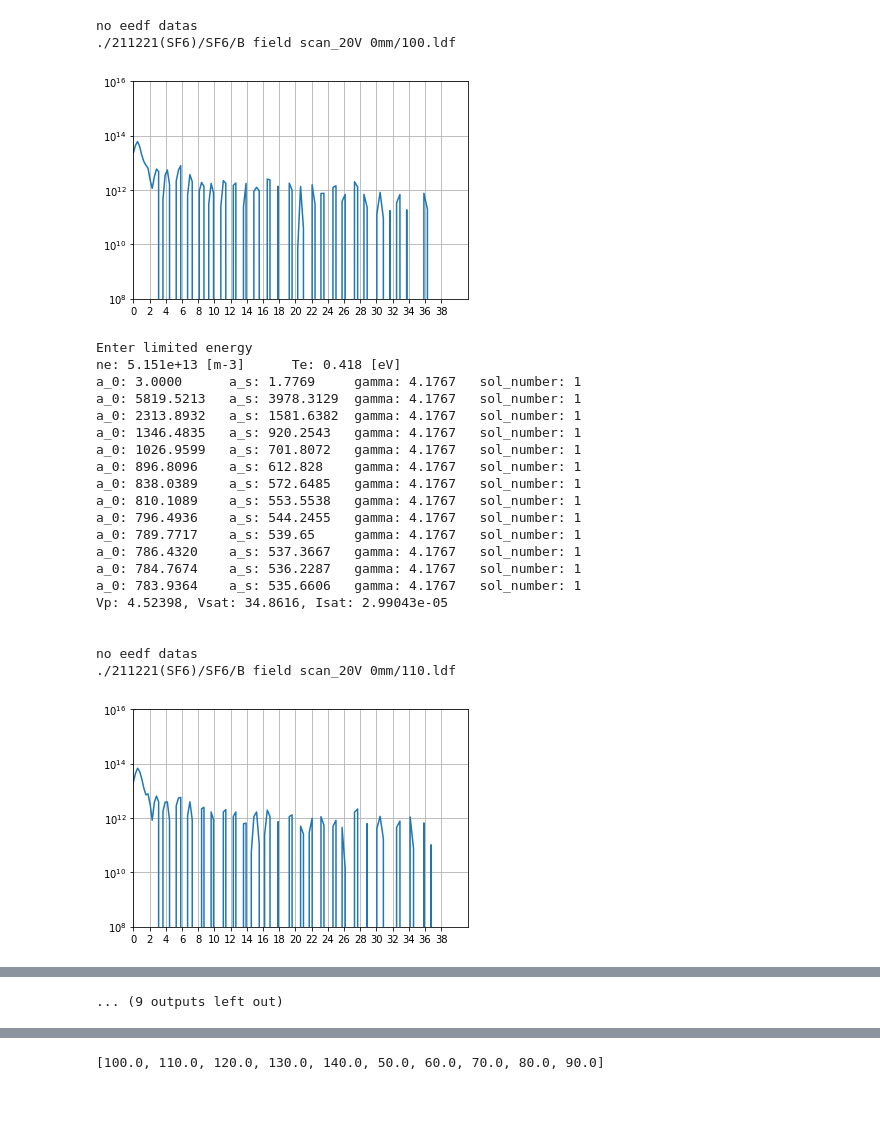
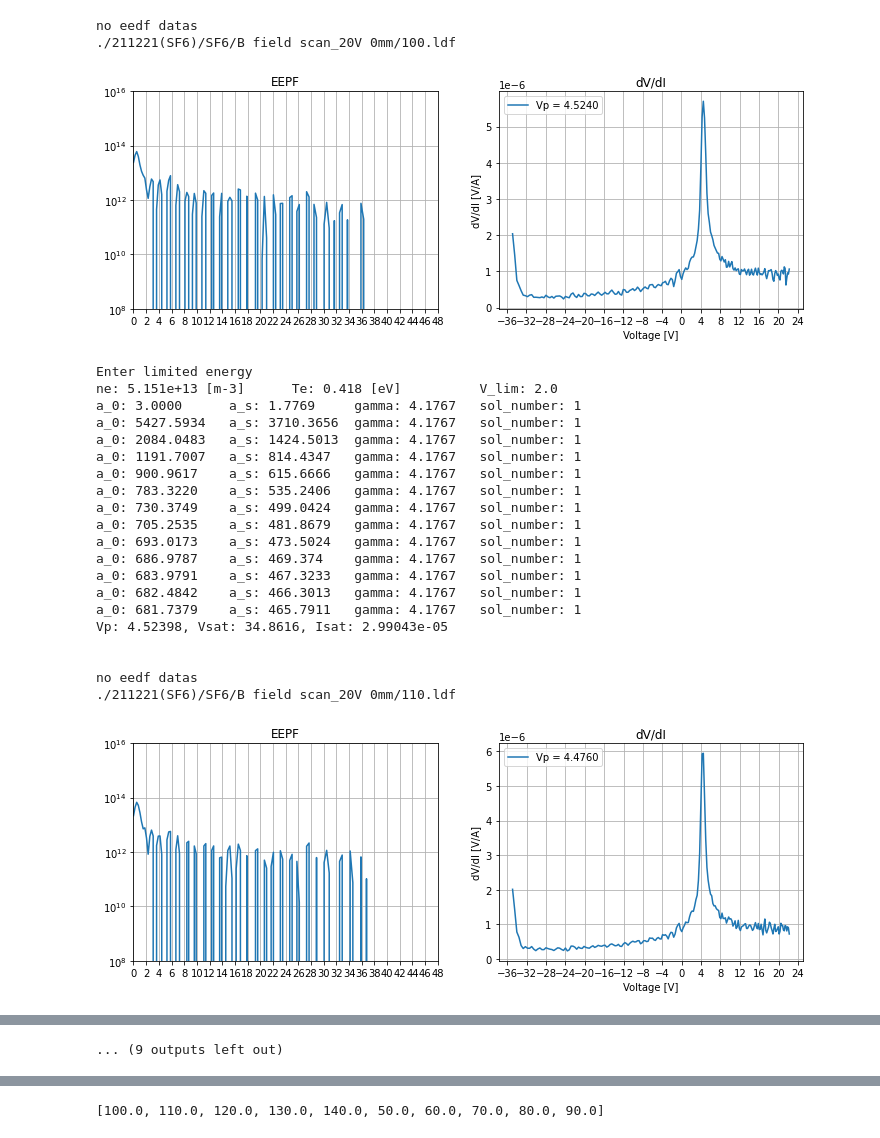
Before and after one commit to gunu0626/negative-ion, a Jupyter notebook: Iterative_method_final.ipynb, the cells around one changed output, grey strips where cells are left out. Cells and saved outputs as stored; diff of their text form; code cells hidden in the pictures; blank space fills up the shorter version.

Commit message:
eepf, eedf cal update

```diff
--- a/Iterative_method_final.ipynb
+++ b/Iterative_method_final.ipynb
@@ -29,6 +17,7 @@ lp = 5.5e-3 # probe length [m]
 # %%
 class Iterative_method():
     def __init__(self, ne, Te, V_sat, I_sat, V_p):
+        Tm = 0.1
         self.ne = ne
         self.Te = Te
         self.V_sat = V_sat
@@ -48,11 +37,11 @@ class Iterative_method():
         return a_s
 
     def modified_Bohm(self,a_s):
-        uB = np.sqrt(e*self.Te/mp)*np.sqrt((1+a_s)/(1+self.gamma*a_s))
+        uB = np.sqrt(e*self.Te/Mp)*np.sqrt((1+a_s)/(1+self.gamma*a_s))
         return uB
 
     def r_sh_calculation(self, J):
-            r_sh = np.sqrt(4/9*epsilon_0*np.sqrt(2*e/mp)*(self.V_sat - self.V_p)**1.5/J)
+            r_sh = np.sqrt(4/9*epsilon_0*np.sqrt(2*e/Mp)*(self.V_sat - self.V_p)**1.5/J)
             #r_sh = rp
             return r_sh
 
@@ -61,20 +50,19 @@ class Iterative_method():
         count = 0
         a_0 = 3
         r_sh_0 = rp
-        pi = 3.141592653589793
-        S_eff = 2*(pi)*r_sh_0*lp
+        S_eff = 2*(np.pi)*r_sh_0*lp
 
         while True:
             MAX_COUNT = 100
             count += 1
             a_s = self.alpha_convert(a_0)
             uB = self.modified_Bohm(a_s) # uB_k
-            np = self.I_sat/(hr*S_eff*e*uB) # np_k , S_k-1
+            n_p = self.I_sat/(hr*S_eff*e*uB) # np_k , S_k-1
             comp = a_0 # for loop condition
-            a_0 = np/self.ne-1 # a_0_k
-            J = hr*e*np*uB # J_k
+            a_0 = n_p/self.ne-1 # a_0_k
+            J = hr*e*n_p*uB # J_k
             r_sh = self.r_sh_calculation(J) #r_sh_k
-            S_eff = 2*pi*r_sh*lp
+            S_eff = 2*np.pi*r_sh*lp
 
             #print(count, a_0)
 
@@ -131,61 +120,74 @@ distances, nes, nms, alphas, Vps, Tes, Nis = [], [], [], [], [], [], []
 ldf_files = parser.ldf_paths()
 for file in ldf_files:
     IV, eedf, result = parser.pull_attr(file, need_return=True)
     print(file)
     distance = float(file.split('/')[-1][:-4])
 
+    V = np.array(IV['V'])
+    I = np.array(IV['I'])
+    dIdV = np.gradient(I, V)
     Vsat, Isat = cal_sat(IV)
     Vp = cal_Vp(IV)
     my_V, my_eepf, my_eedf = cal_eepf(IV)
-
-    plt.plot(my_V, my_eepf)
-    plt.yscale('log')
-    plt.ylim(1e8, 1e16)
-    plt.xlim(0,)
-    plt.xticks(np.arange(0,40,2))
-    plt.grid(True)
+    #fig = plt.figure(figsize=(12, 6))
+    fig, ax = plt.subplots(1, 2, figsize=(12, 4))
+    ax[0].set_xticks(np.arange(0,50,2))
+    ax[0].set_yscale('log')
+    ax[0].grid(True)
+    ax[0].set_title('EEPF')
+    ax[0].set_xlim(0,)
+    ax[0].set_ylim(1e8, 1e16)
+    ax[0].plot(my_V, my_eepf)
+    ax[1].set_xticks(np.arange(-40,40,4))
+    ax[1].grid(True)
+    ax[1].set_title('dV/dI')
+    ax[1].set_ylabel('dV/dI [V/A]')
+    ax[1].set_xlabel('Voltage [V]')
+    ax[1].plot(V, dIdV)
+    ax[1].legend(['Vp = {:.4f}'.format(Vp)])
     plt.show()
     print("Enter limited energy")
     V_lim = input()
     V_lim = np.float32(V_lim)
     ne = cal_ne(my_V, my_eepf, V_lim)
     Te = cal_Te(my_V, my_eepf, ne, V_lim)
-    print('ne: {:.3e} [m-3]\t Te: {:.3f} [eV]'.format(ne, Te))
+    #ne = cal_ne_with_Vp(IV, Te)
+    print('ne: {:.3e} [m-3]\t Te: {:.3f} [eV] \t V_lim: {}'.format(ne, Te, V_lim))
 
     exp = Iterative_method(ne,Te,Vsat,Isat,Vp)
     alpha = exp.iteration()
     nm = ne*alpha
     print("Vp: {}, Vsat: {}, Isat: {}\n\n".format(Vp, Vsat, Isat))
 
     Vps.append(Vp)
     alphas.append(alpha)
     nes.append(ne)
     nms.append(nm)
     distances.append(distance)
     Tes.append(Te)
 # %% [output]
 no eedf datas
 ./211221(SF6)/SF6/B field scan_20V 0mm/100.ldf
-[figure, old version]
+[figure, new version]
 Enter limited energy
-ne: 5.151e+13 [m-3]      Te: 0.418 [eV]
+ne: 5.151e+13 [m-3]      Te: 0.418 [eV]          V_lim: 2.0
 a_0: 3.0000      a_s: 1.7769     gamma: 4.1767   sol_number: 1
-a_0: 5819.5213   a_s: 3978.3129  gamma: 4.1767   sol_number: 1
-a_0: 2313.8932   a_s: 1581.6382  gamma: 4.1767   sol_number: 1
-a_0: 1346.4835   a_s: 920.2543   gamma: 4.1767   sol_number: 1
-a_0: 1026.9599   a_s: 701.8072   gamma: 4.1767   sol_number: 1
-a_0: 896.8096    a_s: 612.828    gamma: 4.1767   sol_number: 1
-a_0: 838.0389    a_s: 572.6485   gamma: 4.1767   sol_number: 1
-a_0: 810.1089    a_s: 553.5538   gamma: 4.1767   sol_number: 1
-a_0: 796.4936    a_s: 544.2455   gamma: 4.1767   sol_number: 1
-a_0: 789.7717    a_s: 539.65     gamma: 4.1767   sol_number: 1
-a_0: 786.4320    a_s: 537.3667   gamma: 4.1767   sol_number: 1
-a_0: 784.7674    a_s: 536.2287   gamma: 4.1767   sol_number: 1
-a_0: 783.9364    a_s: 535.6606   gamma: 4.1767   sol_number: 1
+a_0: 5427.5934   a_s: 3710.3656  gamma: 4.1767   sol_number: 1
+a_0: 2084.0483   a_s: 1424.5013  gamma: 4.1767   sol_number: 1
+a_0: 1191.7007   a_s: 814.4347   gamma: 4.1767   sol_number: 1
+a_0: 900.9617    a_s: 615.6666   gamma: 4.1767   sol_number: 1
+a_0: 783.3220    a_s: 535.2406   gamma: 4.1767   sol_number: 1
+a_0: 730.3749    a_s: 499.0424   gamma: 4.1767   sol_number: 1
+a_0: 705.2535    a_s: 481.8679   gamma: 4.1767   sol_number: 1
+a_0: 693.0173    a_s: 473.5024   gamma: 4.1767   sol_number: 1
+a_0: 686.9787    a_s: 469.374    gamma: 4.1767   sol_number: 1
+a_0: 683.9791    a_s: 467.3233   gamma: 4.1767   sol_number: 1
+a_0: 682.4842    a_s: 466.3013   gamma: 4.1767   sol_number: 1
+a_0: 681.7379    a_s: 465.7911   gamma: 4.1767   sol_number: 1
 Vp: 4.52398, Vsat: 34.8616, Isat: 2.99043e-05
 
 
 no eedf datas
 ./211221(SF6)/SF6/B field scan_20V 0mm/110.ldf
-[figure, old version]
+[figure, new version]
 Enter limited energy
```
Also changed, not shown: parts of 14 cells of this notebook, 12 other files.
